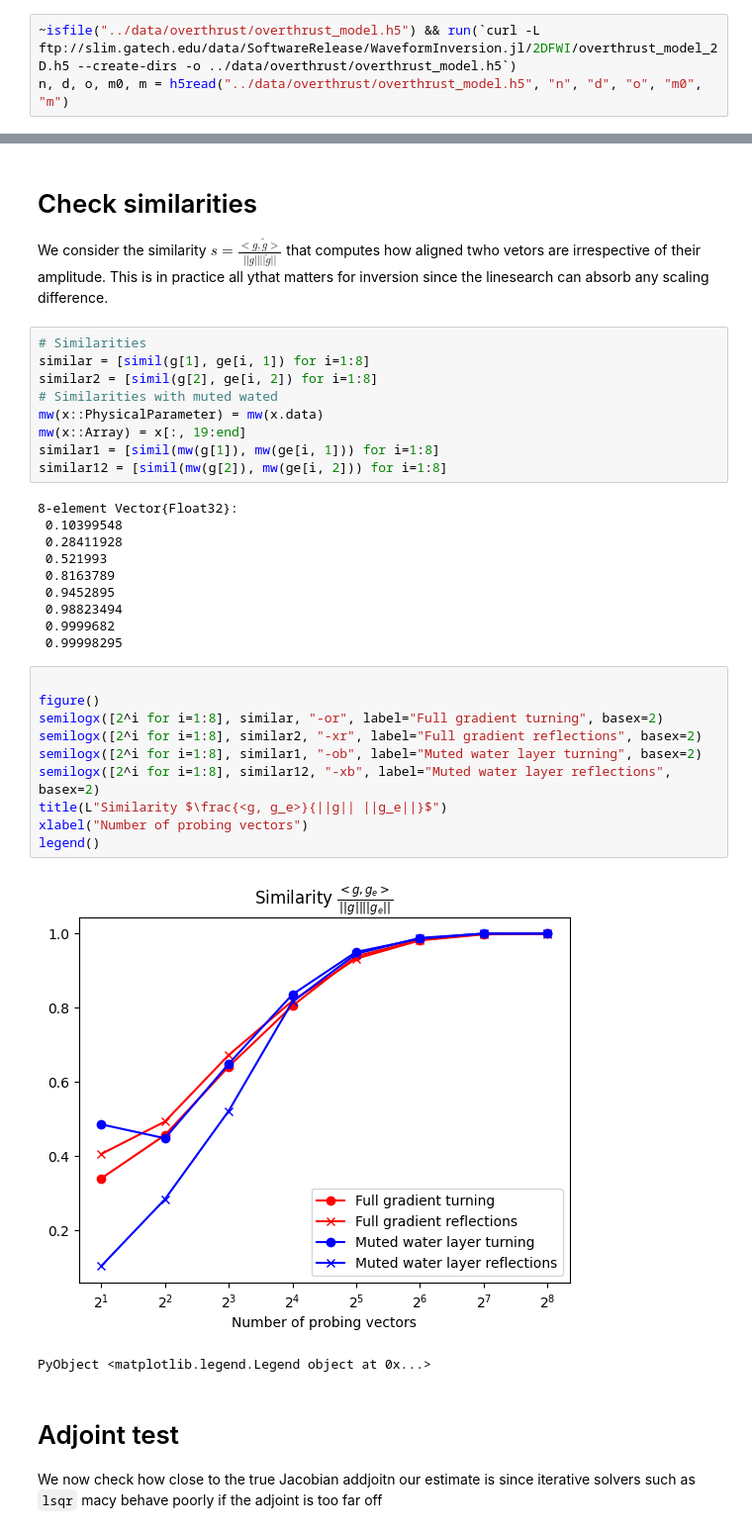
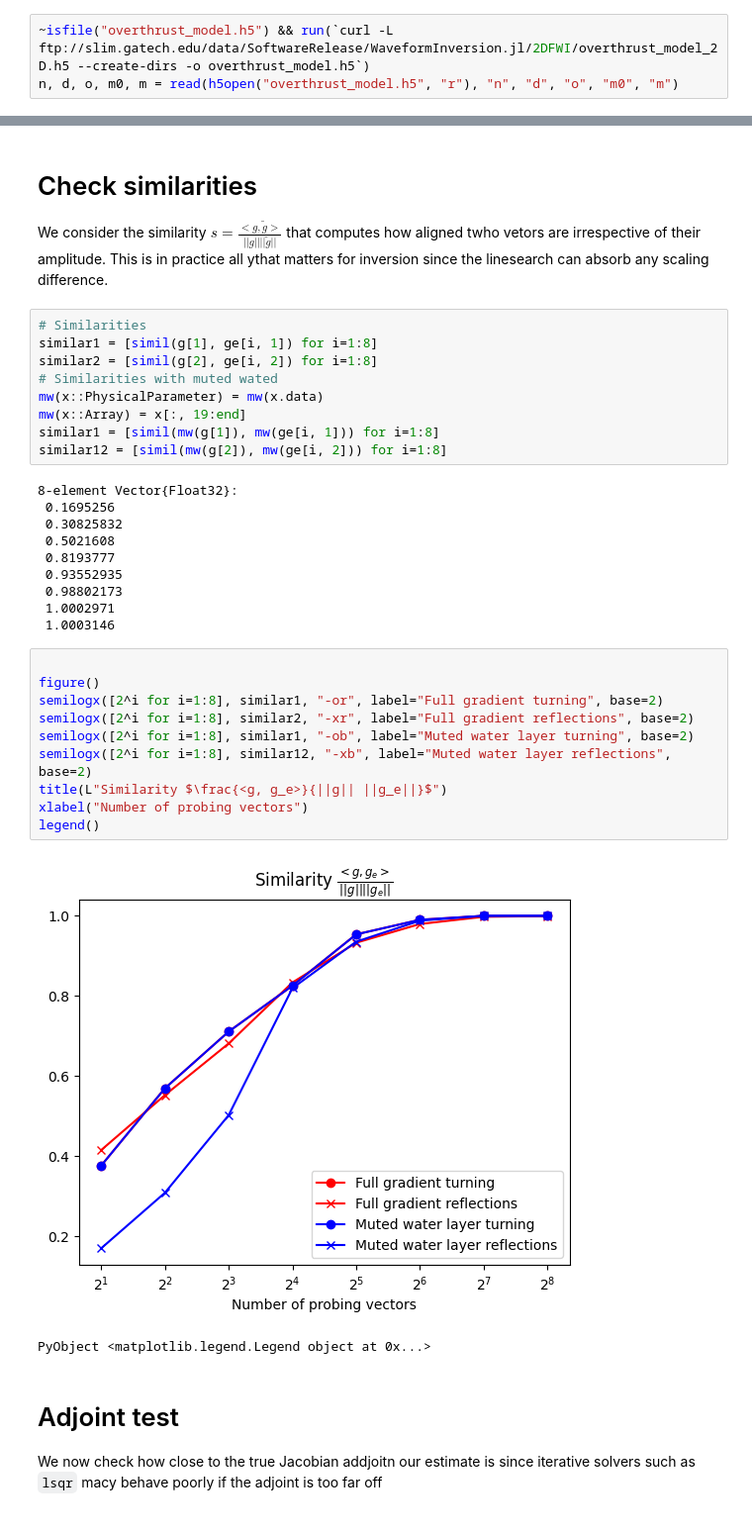
Before and after one commit to slimgroup/SLIMTutorials, a Jupyter notebook: 04_probing.ipynb, the cells around one changed output, grey strips where cells are left out. Shown at 99% size. Saved outputs shown, nothing was run; the diff lists cells and outputs as text.

```diff
--- a/04_probing.ipynb
+++ b/04_probing.ipynb
@@ -12,6 +12,6 @@ import TimeProbeSeismic: qr_data
 # %%
-~isfile("../data/overthrust/overthrust_model.h5") && run(`curl -L ftp://slim.gatech.edu/data/SoftwareRelease/WaveformInversion.jl/2DFWI/overthrust_model_2D.h5 --create-dirs -o ../data/overthrust/overthrust_model.h5`)
-n, d, o, m0, m = h5read("../data/overthrust/overthrust_model.h5", "n", "d", "o", "m0", "m")
+~isfile("overthrust_model.h5") && run(`curl -L ftp://slim.gatech.edu/data/SoftwareRelease/WaveformInversion.jl/2DFWI/overthrust_model_2D.h5 --create-dirs -o overthrust_model.h5`)
+n, d, o, m0, m = read(h5open("overthrust_model.h5", "r"), "n", "d", "o", "m0", "m")
 # %% [output]
 ([801, 207], [25.0, 25.0], [0.0, 0.0], Float32[0.44444445 0.44444445 … 0.027777797 0.027777793; 0.44444445 0.44444445 … 0.027777797 0.027777793; … ; 0.44444445 0.44444445 … 0.027784508 0.02778376; 0.4 ...
 # %%
@@ -164,7 +191,7 @@ end
 We consider the similarity $s = \frac{< g, \tilde{g}>}{||g||||\tilde{g}||}$ that computes how aligned twho vetors are irrespective of their amplitude. This is in practice all ythat matters for inversion since the linesearch can absorb any scaling difference.
 # %%
 # Similarities
-similar = [simil(g[1], ge[i, 1]) for i=1:8]
+similar1 = [simil(g[1], ge[i, 1]) for i=1:8]
 similar2 = [simil(g[2], ge[i, 2]) for i=1:8]
 # Similarities with muted wated
 mw(x::PhysicalParameter) = mw(x.data)
@@ -173,26 +200,26 @@ similar1 = [simil(mw(g[1]), mw(ge[i, 1])) for i=1:8]
 similar12 = [simil(mw(g[2]), mw(ge[i, 2])) for i=1:8]
 # %% [output]
 8-element Vector{Float32}:
- 0.10399548
- 0.28411928
- 0.521993
- 0.8163789
- 0.9452895
- 0.98823494
- 0.9999682
- 0.99998295
+ 0.1695256
+ 0.30825832
+ 0.5021608
+ 0.8193777
+ 0.93552935
+ 0.98802173
+ 1.0002971
+ 1.0003146
 # %%
 
 figure()
-semilogx([2^i for i=1:8], similar, "-or", label="Full gradient turning", basex=2)
-semilogx([2^i for i=1:8], similar2, "-xr", label="Full gradient reflections", basex=2)
-semilogx([2^i for i=1:8], similar1, "-ob", label="Muted water layer turning", basex=2)
-semilogx([2^i for i=1:8], similar12, "-xb", label="Muted water layer reflections", basex=2)
+semilogx([2^i for i=1:8], similar1, "-or", label="Full gradient turning", base=2)
+semilogx([2^i for i=1:8], similar2, "-xr", label="Full gradient reflections", base=2)
+semilogx([2^i for i=1:8], similar1, "-ob", label="Muted water layer turning", base=2)
+semilogx([2^i for i=1:8], similar12, "-xb", label="Muted water layer reflections", base=2)
 title(L"Similarity $\frac{<g, g_e>}{||g|| ||g_e||}$")
 xlabel("Number of probing vectors")
 legend()
 # %% [output]
-[figure, old version]
+[figure, new version]
 PyObject <matplotlib.legend.Legend object at 0x...>
 # %% [markdown]
 # Adjoint test
```
Also changed, not shown: parts of 15 cells of this notebook, 3 other files.
